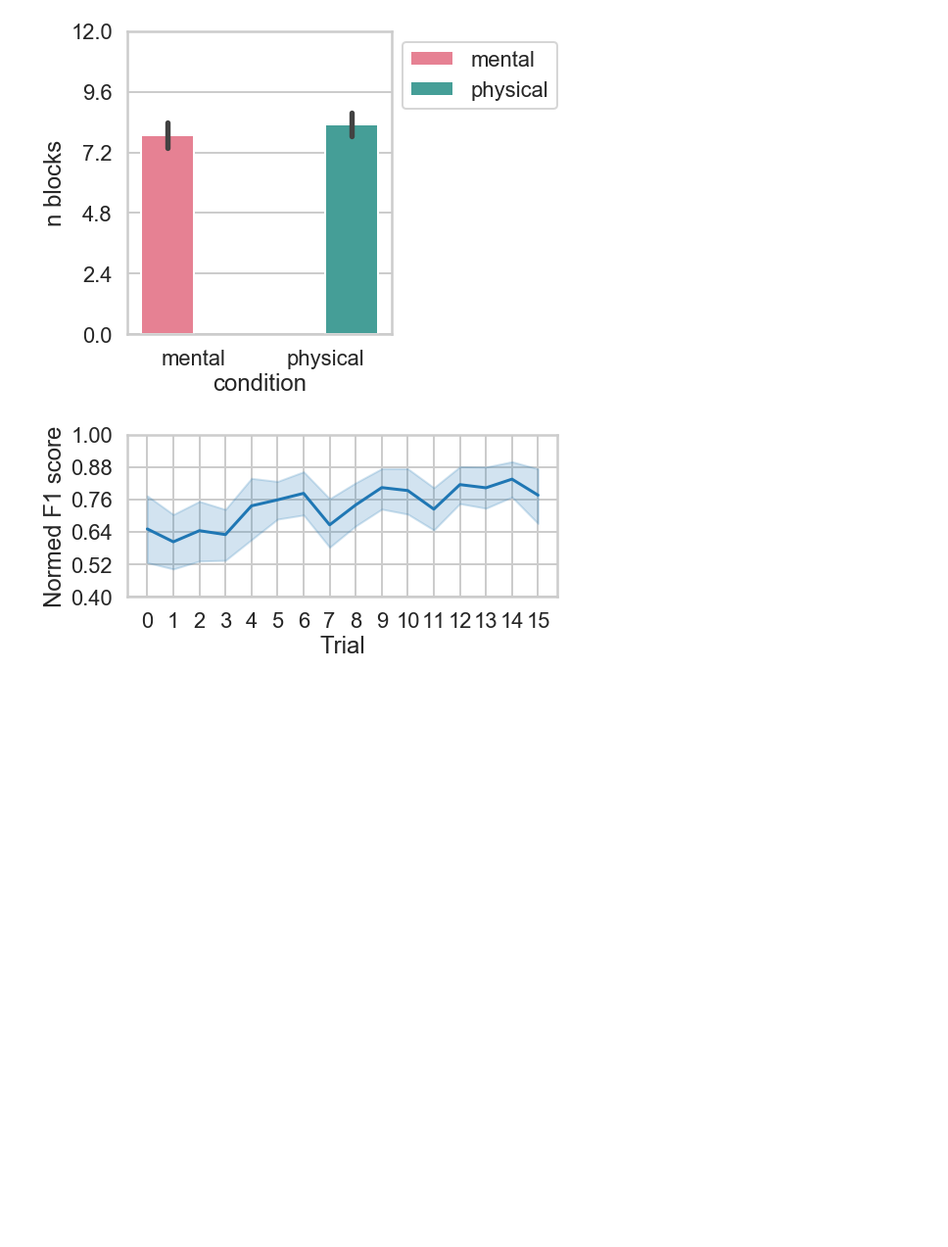
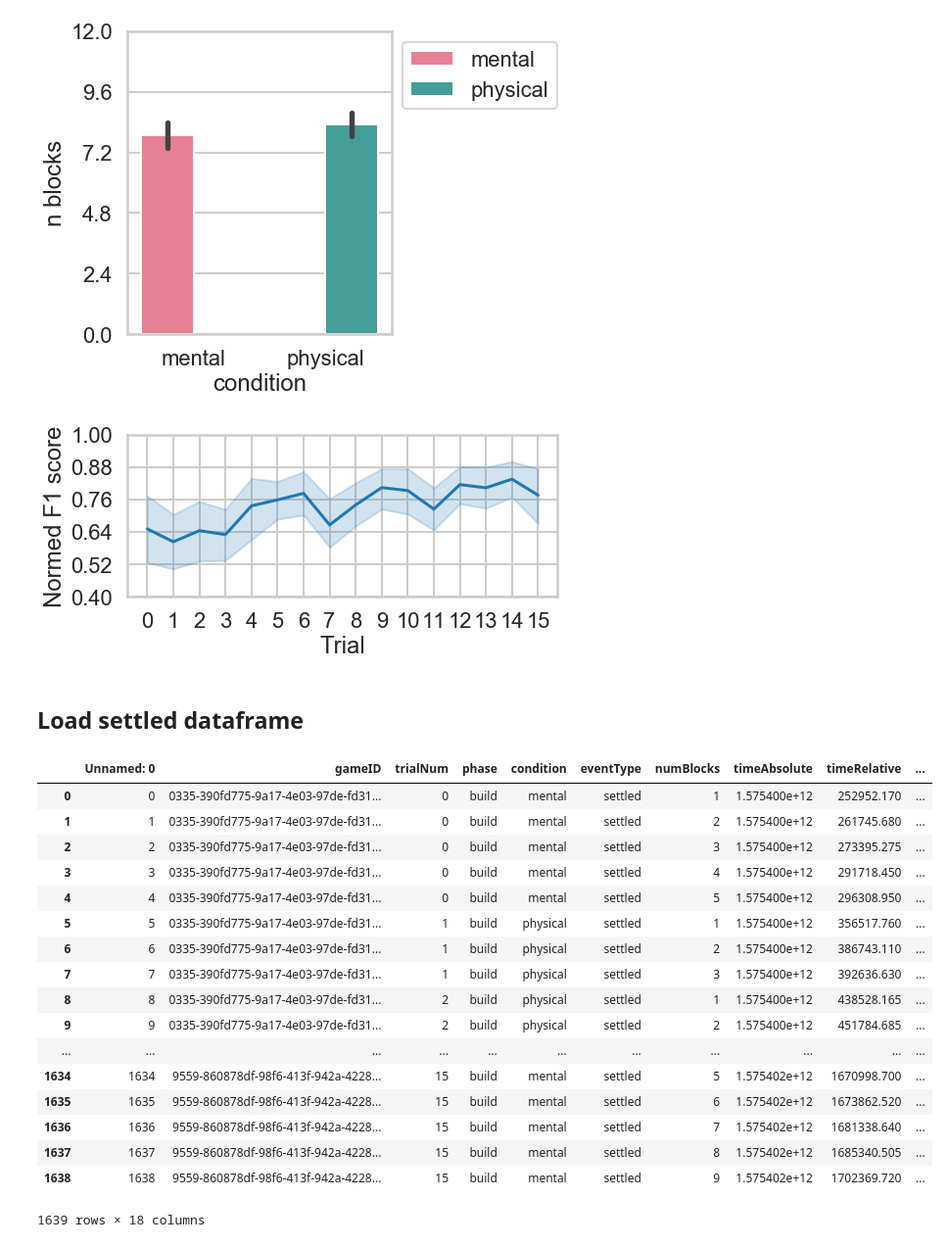
Before and after one commit to cogtoolslab/block_construction, a Jupyter notebook: analysis/will/basic_analyses.ipynb, the cells around one changed output. Shown at 98% size. Cells and saved outputs as stored; diff of their text form; code cells hidden in the pictures; blank space fills up the shorter version.

```diff
--- a/analysis/will/basic_analyses.ipynb
+++ b/analysis/will/basic_analyses.ipynb
@@ -152,3 +178,31 @@ plt.xticks(np.linspace(0,15,16))
 plt.tight_layout()
 # %% [output]
 [figure]
+# %% [markdown]
+## Load settled dataframe
+# %%
+## load in dataframe
+iterationName = 'pilot3'
+
+data_path = os.path.join(csv_dir,'block_silhouette_settled_{}.csv'.format(iterationName))
+dfs = pd.read_csv(data_path)
+dfs
+# %% [output]
+|  | Unnamed: 0 | gameID | trialNum | phase | condition | eventType | numBlocks | timeAbsolute | timeRelative | ... |
+| 0 | 0 | 0335-390fd775-9a17-4e03-97de-fd31... | 0 | build | mental | settled | 1 | 1.575400e+12 | 252952.170 | ... |
+| 1 | 1 | 0335-390fd775-9a17-4e03-97de-fd31... | 0 | build | mental | settled | 2 | 1.575400e+12 | 261745.680 | ... |
+| 2 | 2 | 0335-390fd775-9a17-4e03-97de-fd31... | 0 | build | mental | settled | 3 | 1.575400e+12 | 273395.275 | ... |
+| 3 | 3 | 0335-390fd775-9a17-4e03-97de-fd31... | 0 | build | mental | settled | 4 | 1.575400e+12 | 291718.450 | ... |
+| 4 | 4 | 0335-390fd775-9a17-4e03-97de-fd31... | 0 | build | mental | settled | 5 | 1.575400e+12 | 296308.950 | ... |
+| 5 | 5 | 0335-390fd775-9a17-4e03-97de-fd31... | 1 | build | physical | settled | 1 | 1.575400e+12 | 356517.760 | ... |
+| 6 | 6 | 0335-390fd775-9a17-4e03-97de-fd31... | 1 | build | physical | settled | 2 | 1.575400e+12 | 386743.110 | ... |
+| 7 | 7 | 0335-390fd775-9a17-4e03-97de-fd31... | 1 | build | physical | settled | 3 | 1.575400e+12 | 392636.630 | ... |
+| 8 | 8 | 0335-390fd775-9a17-4e03-97de-fd31... | 2 | build | physical | settled | 1 | 1.575400e+12 | 438528.165 | ... |
+| 9 | 9 | 0335-390fd775-9a17-4e03-97de-fd31... | 2 | build | physical | settled | 2 | 1.575400e+12 | 451784.685 | ... |
+| ... | ... | ... | ... | ... | ... | ... | ... | ... | ... | ... |
+| 1634 | 1634 | 9559-860878df-98f6-413f-942a-4228... | 15 | build | mental | settled | 5 | 1.575402e+12 | 1670998.700 | ... |
+| 1635 | 1635 | 9559-860878df-98f6-413f-942a-4228... | 15 | build | mental | settled | 6 | 1.575402e+12 | 1673862.520 | ... |
+| 1636 | 1636 | 9559-860878df-98f6-413f-942a-4228... | 15 | build | mental | settled | 7 | 1.575402e+12 | 1681338.640 | ... |
+| 1637 | 1637 | 9559-860878df-98f6-413f-942a-4228... | 15 | build | mental | settled | 8 | 1.575402e+12 | 1685340.505 | ... |
+| 1638 | 1638 | 9559-860878df-98f6-413f-942a-4228... | 15 | build | mental | settled | 9 | 1.575402e+12 | 1702369.720 | ... |
+1639 rows × 18 columns
```
Also changed, not shown: parts of 2 cells of this notebook, 1 other file.
